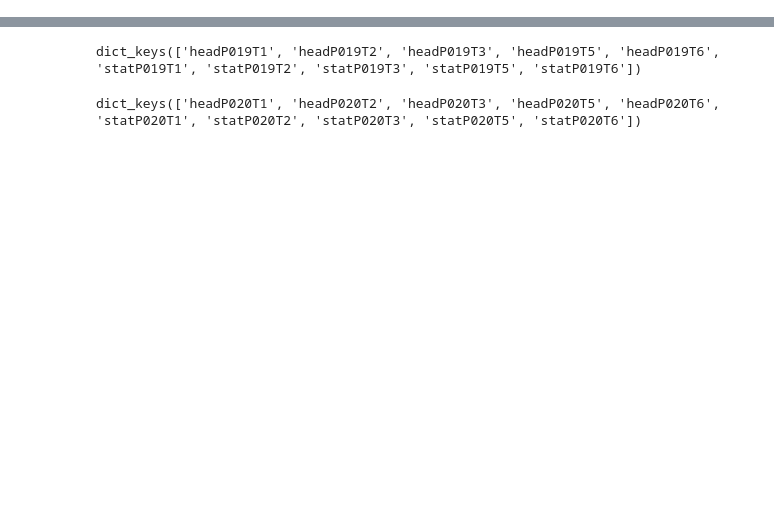
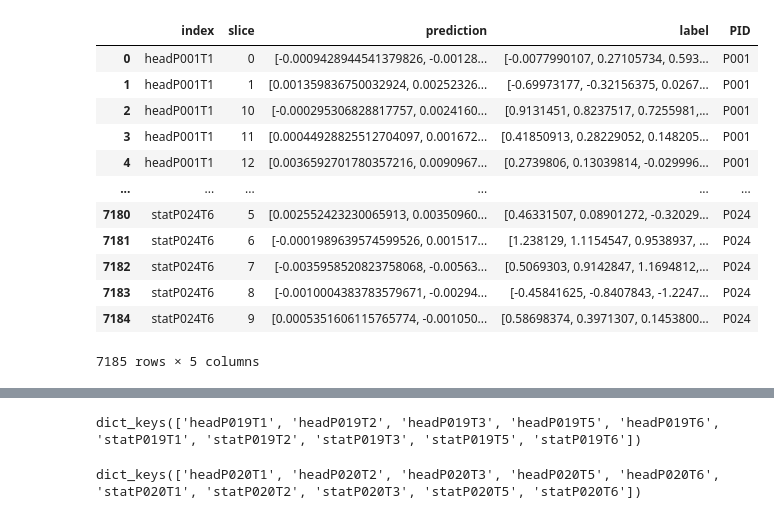
Before and after one commit to boehis/rPPG-Toolbox, a Jupyter notebook: evaluation/evaluate_supervised.ipynb, the cells around one changed output, grey strips where cells are left out. Saved outputs shown, nothing was run; the diff lists cells and outputs as text; code cells hidden in the pictures; blank space fills up the shorter version.

```diff
--- a/evaluation/evaluate_supervised.ipynb
+++ b/evaluation/evaluate_supervised.ipynb
@@ -0,0 +19,16 @@
+# %%
+df
+# %% [output]
+|  | index | slice | prediction | label | PID |
+| 0 | headP001T1 | 0 | [-0.0009428944541379826, -0.00128... | [-0.0077990107, 0.27105734, 0.593... | P001 |
+| 1 | headP001T1 | 1 | [0.001359836750032924, 0.00252326... | [-0.69973177, -0.32156375, 0.0267... | P001 |
+| 2 | headP001T1 | 10 | [-0.000295306828817757, 0.0024160... | [0.9131451, 0.8237517, 0.7255981,... | P001 |
+| 3 | headP001T1 | 11 | [0.00044928825512704097, 0.001672... | [0.41850913, 0.28229052, 0.148205... | P001 |
+| 4 | headP001T1 | 12 | [0.0036592701780357216, 0.0090967... | [0.2739806, 0.13039814, -0.029996... | P001 |
+| ... | ... | ... | ... | ... | ... |
+| 7180 | statP024T6 | 5 | [0.002552423230065913, 0.00350960... | [0.46331507, 0.08901272, -0.32029... | P024 |
+| 7181 | statP024T6 | 6 | [-0.0001989639574599526, 0.001517... | [1.238129, 1.1154547, 0.9538937, ... | P024 |
+| 7182 | statP024T6 | 7 | [-0.0035958520823758068, -0.00563... | [0.5069303, 0.9142847, 1.1694812,... | P024 |
+| 7183 | statP024T6 | 8 | [-0.0010004383783579671, -0.00294... | [-0.45841625, -0.8407843, -1.2247... | P024 |
+| 7184 | statP024T6 | 9 | [0.0005351606115765774, -0.001050... | [0.58698374, 0.3971307, 0.1453800... | P024 |
+7185 rows × 5 columns
```
Also changed, not shown: parts of 7 cells of this notebook, 8 other files.
